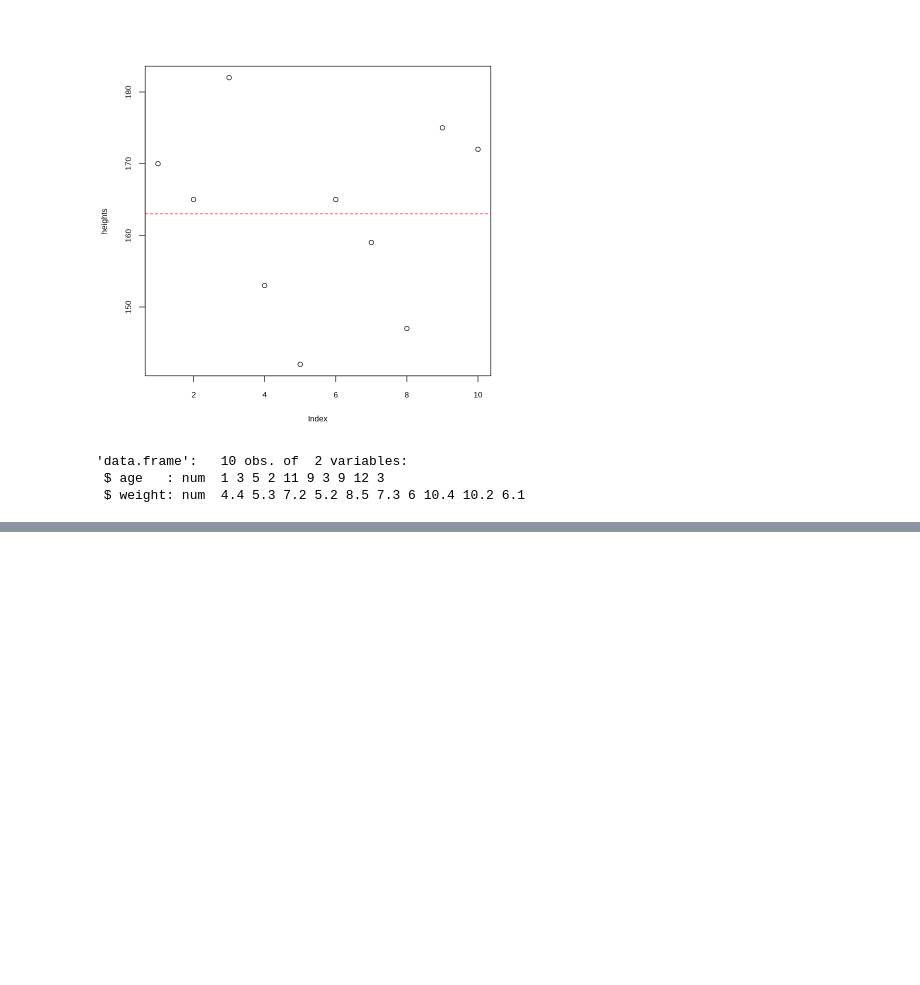
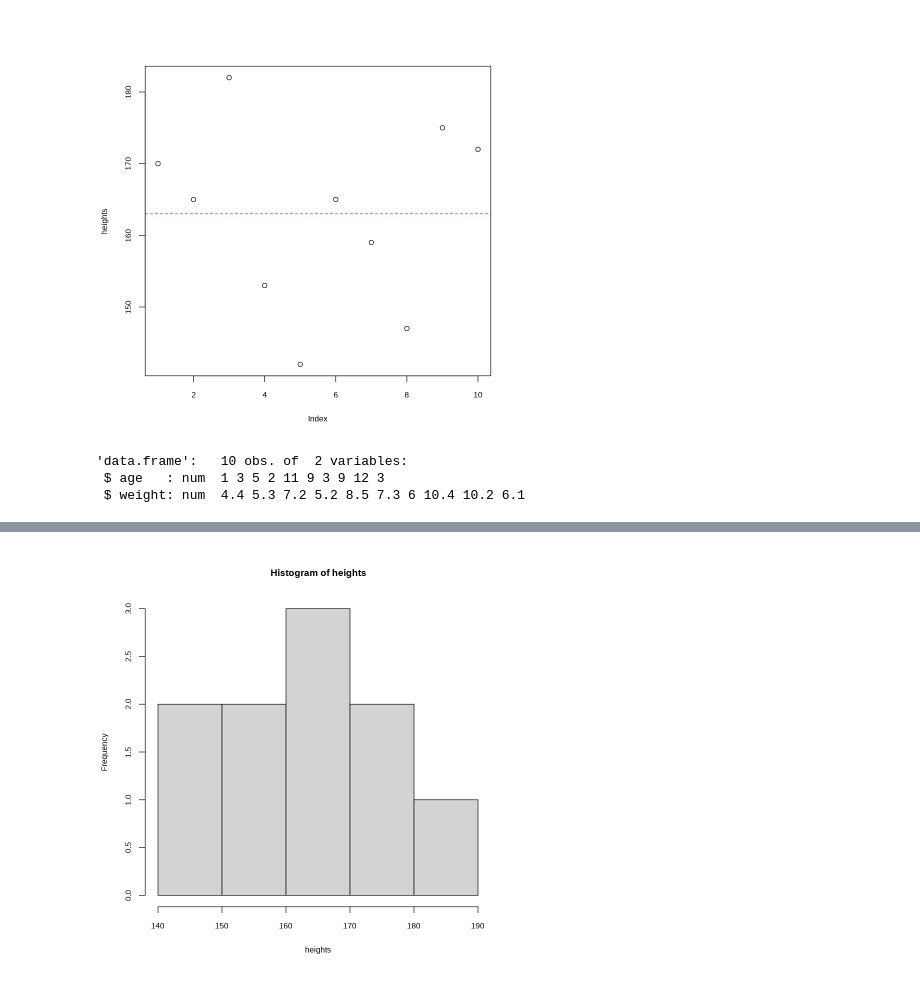
Before and after one commit to gyujin0450/Rstudy, a Jupyter notebook: 401_연속형데이터시각화.ipynb, the cells around one changed output, grey strips where cells are left out. Drawn from its saved outputs; the diff is of its cells as text; code cells hidden in the pictures; blank space fills up the shorter version.

```diff
--- a/401_연속형데이터시각화.ipynb
+++ b/401_연속형데이터시각화.ipynb
@@ -266,0 +280,4 @@ abline(h=mean(baby$weight), col="gray", lty = 2, cex = 2)
+# %%
+hist(heights)
+# %% [output]
+[figure, added]
```
Also changed, not shown: parts of 25 cells of this notebook.
